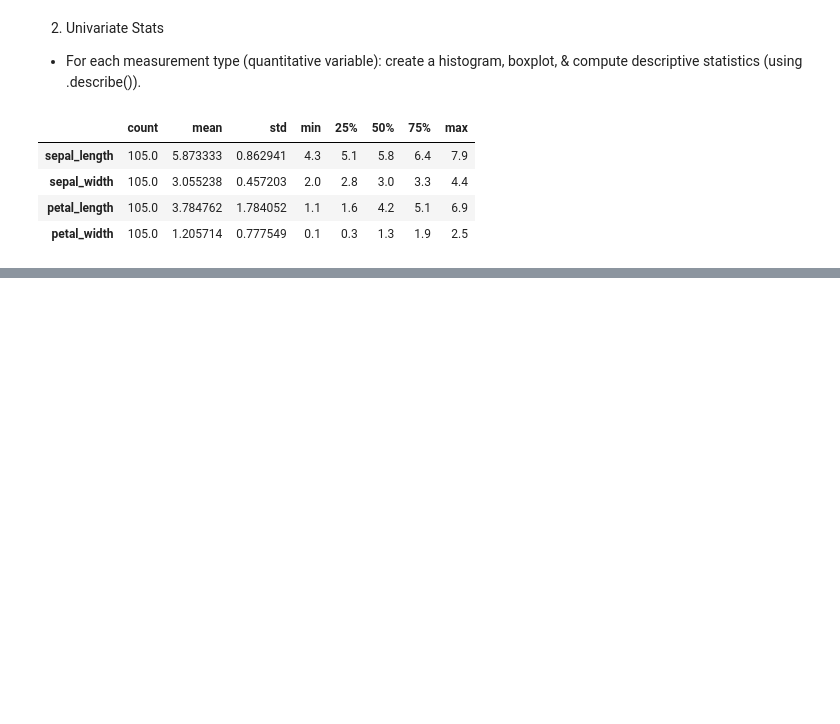
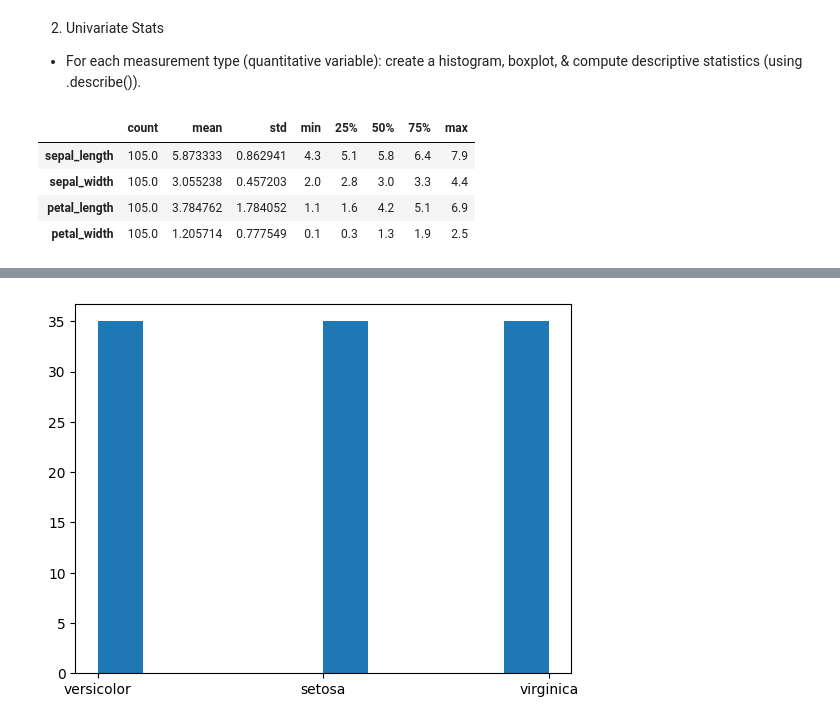
Before and after one commit to NISHAKUNWAR053/classification-exercises, a Jupyter notebook: Exploratory.ipynb, the cells around one changed output, grey strips where cells are left out. Saved outputs shown, nothing was run; the diff lists cells and outputs as text; code cells hidden in the pictures; blank space fills up the shorter version.

```diff
--- a/Exploratory.ipynb
+++ b/Exploratory.ipynb
@@ -110,0 +111,5 @@ col_num
+# %%
+plt.hist(train_iris.species)
+plt.show()
+# %% [output]
+[figure, added]
```
Also changed, not shown: parts of 33 cells of this notebook.
